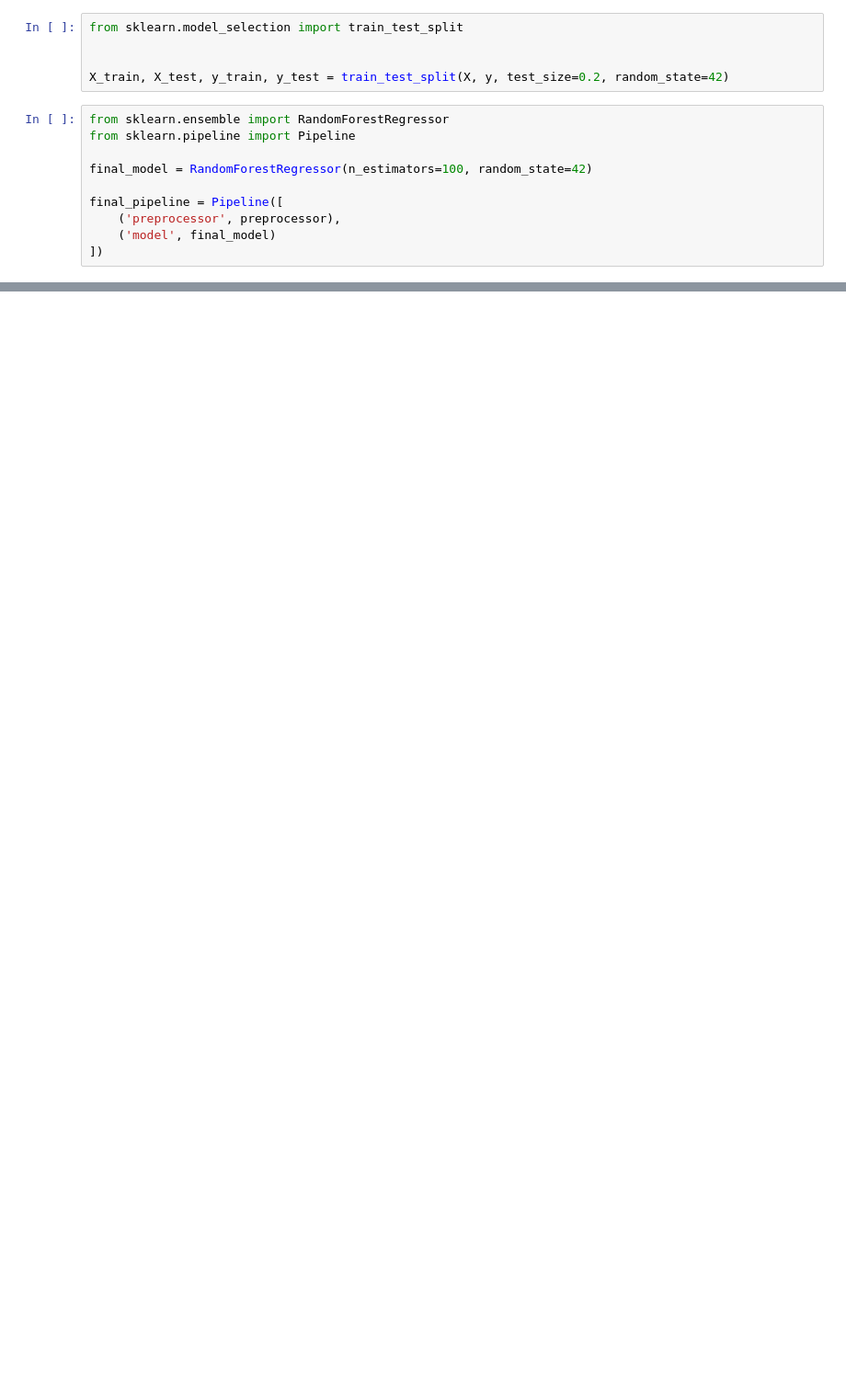
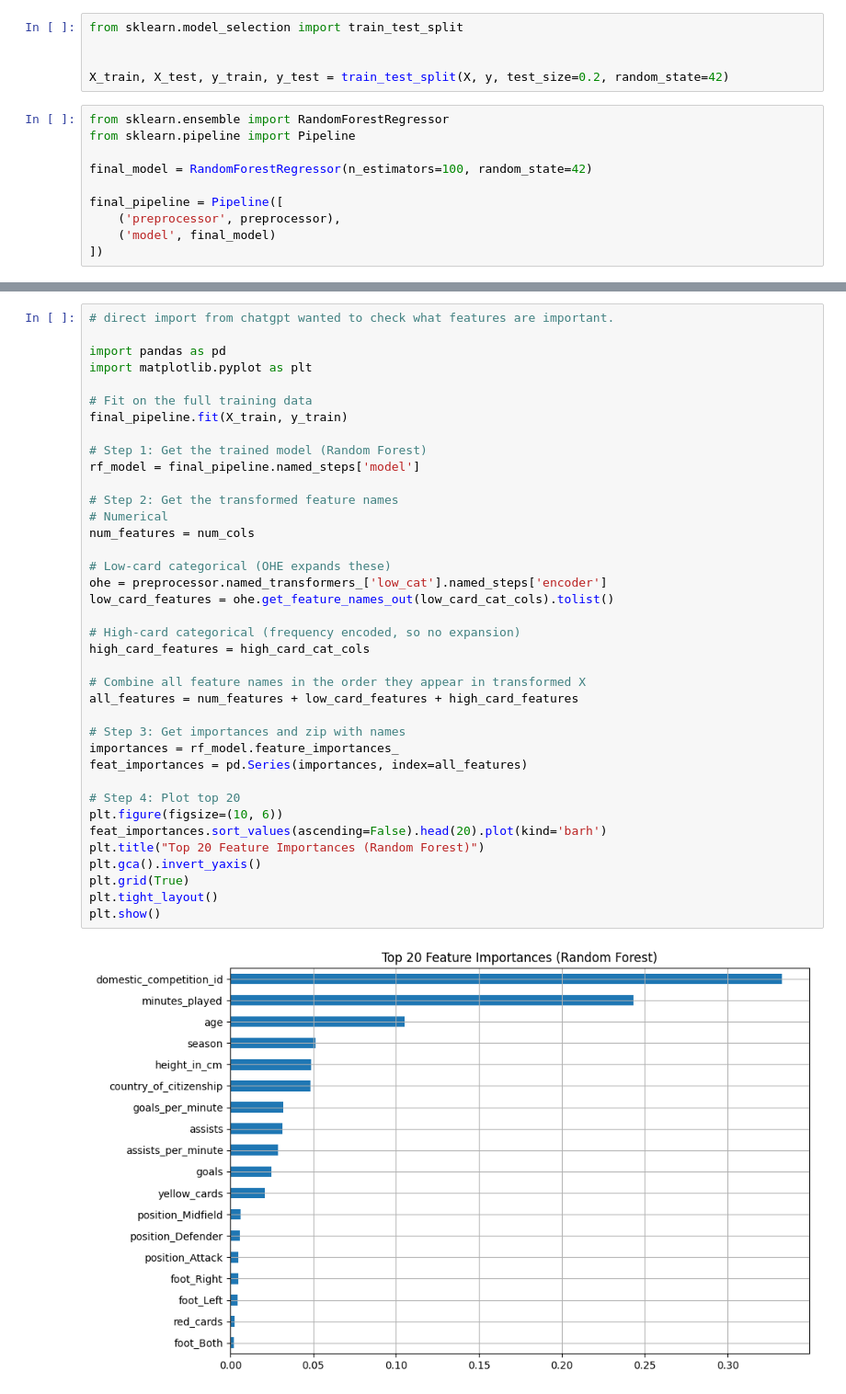
Before and after one commit to StinoNL/transfer_carrousel, a Jupyter notebook: backend/cleaned_datasets/Stijn_first_model.ipynb, the cells around one changed output, grey strips where cells are left out. Shown at 92% size. Saved outputs shown, nothing was run; the diff lists cells and outputs as text; blank space fills up the shorter version.

```diff
--- a/backend/cleaned_datasets/Stijn_first_model.ipynb
+++ b/backend/cleaned_datasets/Stijn_first_model.ipynb
@@ -317,0 +345,40 @@ print(f"🎯 Final Test R²: {r2_test:.4f}")
+# %%
+# direct import from chatgpt wanted to check what features are important.
+
+import pandas as pd
+import matplotlib.pyplot as plt
+
+# Fit on the full training data
+final_pipeline.fit(X_train, y_train)
+
+# Step 1: Get the trained model (Random Forest)
+rf_model = final_pipeline.named_steps['model']
+
+# Step 2: Get the transformed feature names
+# Numerical
+num_features = num_cols
+
+# Low-card categorical (OHE expands these)
+ohe = preprocessor.named_transformers_['low_cat'].named_steps['encoder']
+low_card_features = ohe.get_feature_names_out(low_card_cat_cols).tolist()
+
+# High-card categorical (frequency encoded, so no expansion)
+high_card_features = high_card_cat_cols
+
+# Combine all feature names in the order they appear in transformed X
+all_features = num_features + low_card_features + high_card_features
+
+# Step 3: Get importances and zip with names
+importances = rf_model.feature_importances_
+feat_importances = pd.Series(importances, index=all_features)
+
+# Step 4: Plot top 20
+plt.figure(figsize=(10, 6))
+feat_importances.sort_values(ascending=False).head(20).plot(kind='barh')
+plt.title("Top 20 Feature Importances (Random Forest)")
+plt.gca().invert_yaxis()
+plt.grid(True)
+plt.tight_layout()
+plt.show()
+# %% [output]
+[figure, added]
```
Also changed, not shown: parts of 6 cells of this notebook.
